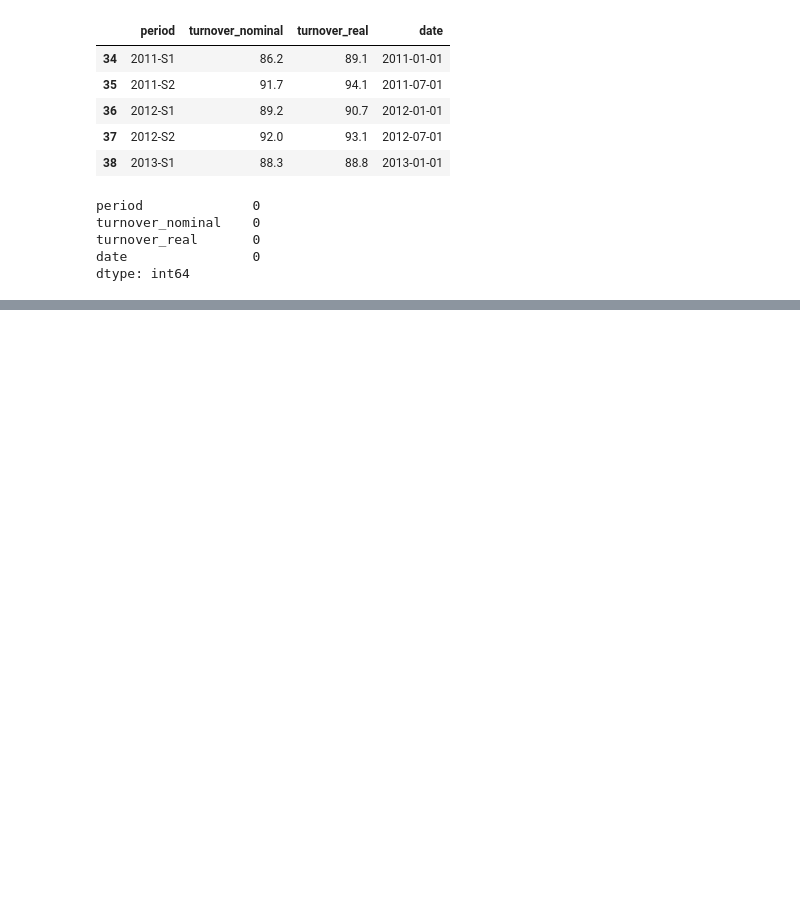
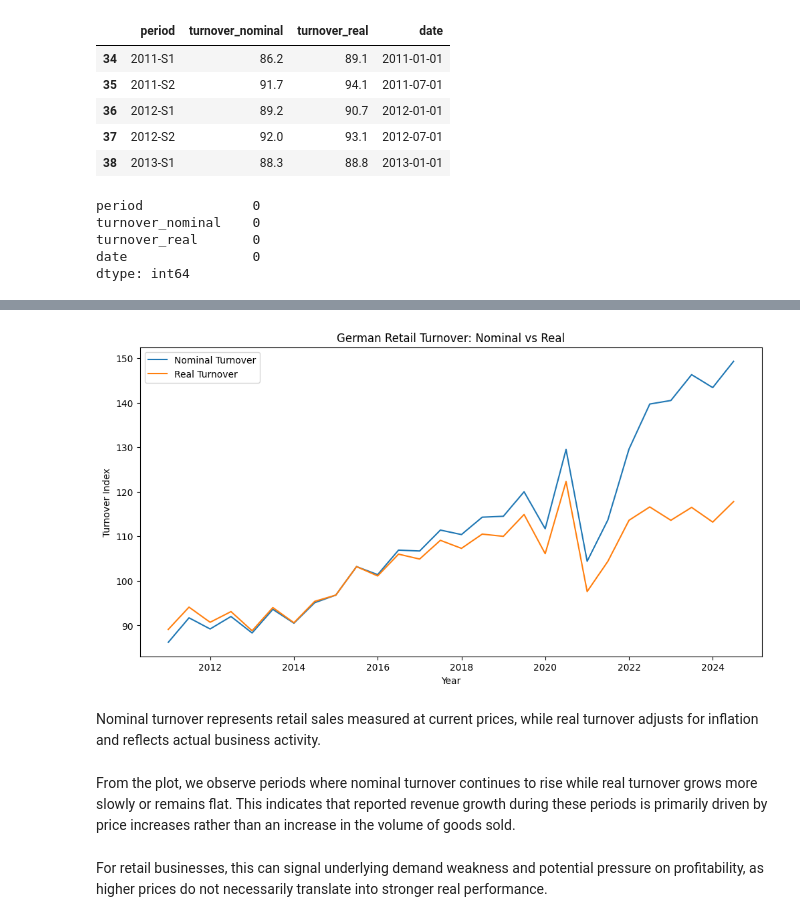
Before and after one commit to dubeykrish0307/GermanBusinessDataAutopsy, a Jupyter notebook: Notebooks/01_data_ingestion.ipynb, the cells around one changed output, grey strips where cells are left out. Cells and saved outputs as stored; diff of their text form; code cells hidden in the pictures; blank space fills up the shorter version.

Commit message:
Analyze and interpret nominal vs real retail turnover trends

```diff
--- a/Notebooks/01_data_ingestion.ipynb
+++ b/Notebooks/01_data_ingestion.ipynb
@@ -171,3 +171,5 @@ turnover_nominal    0
 turnover_real       0
 date                0
 dtype: int64
+# %%
+retail_df = retail_df.set_index("date")
@@ -173,0 +188,20 @@ dtype: int64
+# %%
+retail_df["inflation_gap"] = retail_df["turnover_nominal"] - retail_df["turnover_real"]
+plt.figure(figsize=(12, 6))
+
+plt.plot(retail_df.index, retail_df["turnover_nominal"], label="Nominal Turnover")
+plt.plot(retail_df.index, retail_df["turnover_real"], label="Real Turnover")
+
+plt.title("German Retail Turnover: Nominal vs Real")
+plt.xlabel("Year")
+plt.ylabel("Turnover Index")
+plt.legend()
+plt.show()
+# %% [output]
+[figure, added]
+# %% [markdown]
+ Nominal turnover represents retail sales measured at current prices, while real turnover adjusts for inflation and reflects actual business activity.
+# %% [markdown]
+From the plot, we observe periods where nominal turnover continues to rise while real turnover grows more slowly or remains flat. This indicates that reported revenue growth during these periods is primarily driven by price increases rather than an increase in the volume of goods sold.
+# %% [markdown]
+For retail businesses, this can signal underlying demand weakness and potential pressure on profitability, as higher prices do not necessarily translate into stronger real performance.
```
Also changed, not shown: parts of 2 cells of this notebook.
